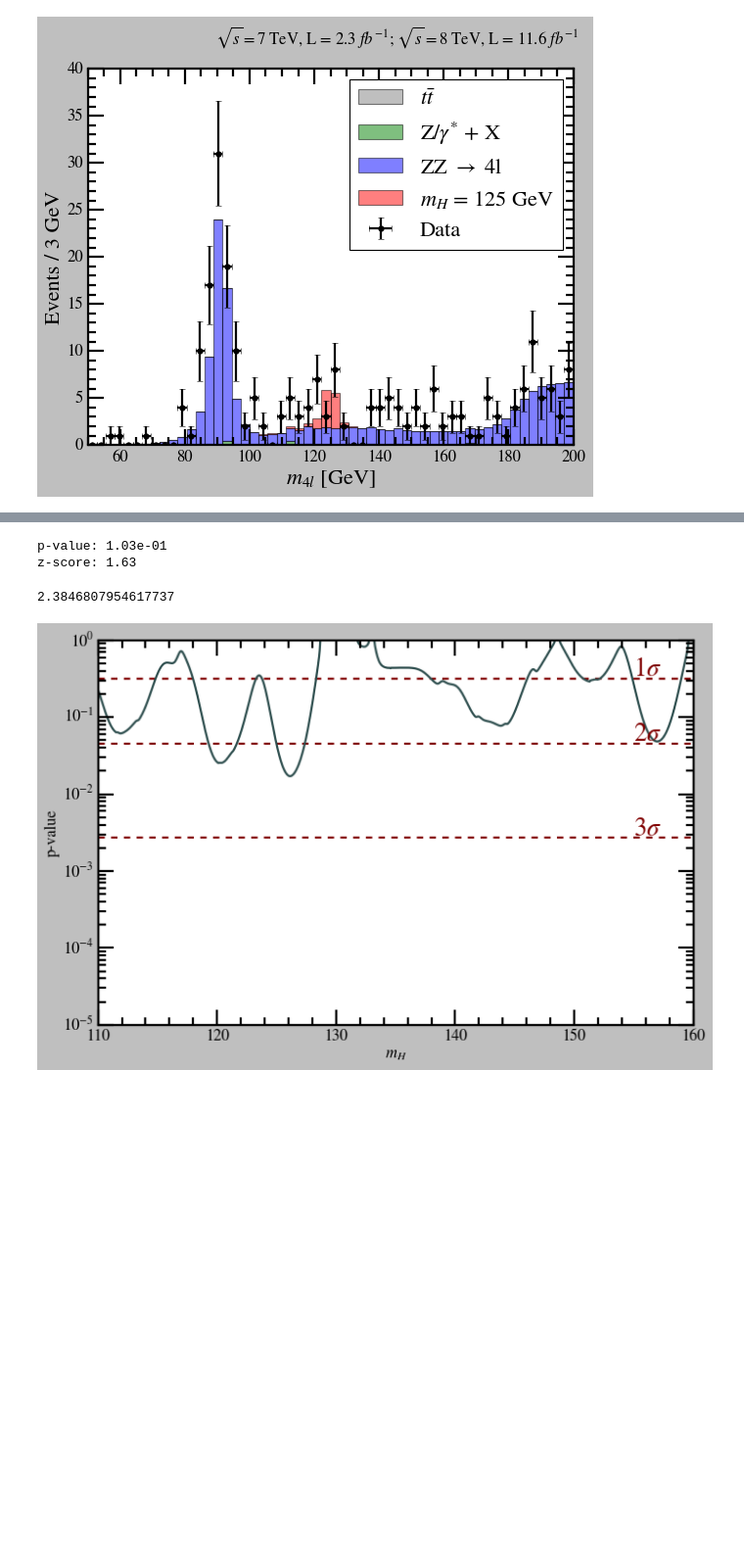
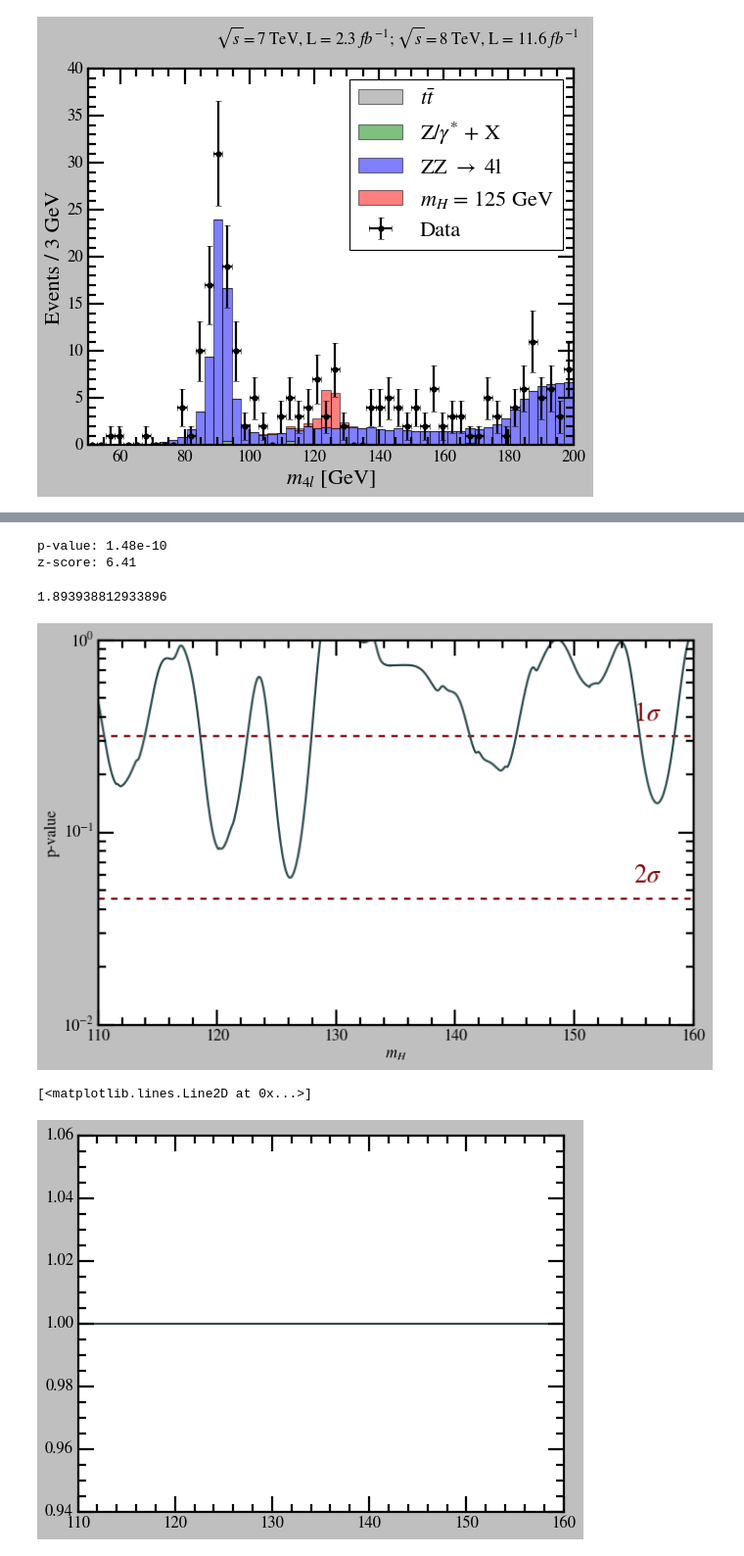
Before and after one commit to vinh-qtran/mit-jlab-sp25, a Jupyter notebook: higgs/analysis/yongao.ipynb, the cells around one changed output, grey strips where cells are left out. Shown at 98% size. Cells and saved outputs as stored; diff of their text form; code cells hidden in the pictures; blank space fills up the shorter version.

Commit message:
higgs report

```diff
--- a/higgs/analysis/yongao.ipynb
+++ b/higgs/analysis/yongao.ipynb
@@ -452,7 +452,7 @@ class ZZFitter(fitting.BasePoissonFitter):
         self.b = b
 
     def _get_initial_guess(self):
-        return [20]
+        return [50]
 
     def _get_model(self, x, params):
         b = params[0]
@@ -476,7 +476,7 @@ class HiggsFitter(fitting.BasePoissonFitter):
         self.sigma_mH = sigma_mH
 
     def _get_initial_guess(self):
-        return [20,10,125,0.1]
+        return [50,10,125,1]
 
     def _get_model(self, x, params):
         b, s, mH, sigma_mH = params
@@ -541,29 +537,33 @@ z_score = - norm.ppf(p_value/2)
 print('p-value:',f'{p_value:.02e}')
 print('z-score:',f'{z_score:.02f}')
 # %% [output]
-p-value: 1.03e-01
-z-score: 1.63
+p-value: 1.48e-10
+z-score: 6.41
 # %%
 class HiggMassFitter:
     def __init__(self,
                  bin_indices=np.arange(bin_centers.shape[0]),
                  counts=nn_observed_hist,
                  b=None,
+                 sigma_mH=sigma_mH,
                  mass_bins=np.linspace(110,160,1000)):
 
         self.bin_indices = bin_indices
         self.counts = counts
 
         self.b = b
+        self.sigma_mH = sigma_mH
         self.mass_bins = mass_bins
 
         self.p_values = []
         self.z_scores = []
+        self.width = []
         for mH in tqdm(self.mass_bins):
-            p_value, z_score = self._fit_single_mass(mH)
+            p_value, z_score, width= self._fit_single_mass(mH)
 
             self.p_values.append(p_value)
             self.z_scores.append(z_score)
+            self.width.append(width)
 
     def _fit_single_mass(self,mH):
         zz_fitter = ZZFitter(
@@ -577,39 +577,45 @@ class HiggMassFitter:
             self.counts,
             self.b,
             mH,
-            sigma_mH,
+            self.sigma_mH,
         )
 
         delta_chisqr = zz_fitter.fit()['chisqr'] - higgs_fitter.fit()['chisqr']
-        p_value = 1 - chi2.cdf(delta_chisqr,1)
+        p_value = 1 - chi2.cdf(delta_chisqr,2)
         z_score = - norm.ppf(p_value/2)
 
-        return p_value, z_score
+        width = higgs_fitter.fit()['params'][3]
+
+        return p_value, z_score, width
 # %%
 higgs_mass_fitter = HiggMassFitter()
 # %%
 fig, ax = plt.subplots(figsize=(9,6))
 
 ax.plot(higgs_mass_fitter.mass_bins,higgs_mass_fitter.p_values,color='darkslategrey',zorder=-1)
 print(np.max(- norm.ppf(np.array(higgs_mass_fitter.p_values)/2)))
 
-for i in range(1,4):
+for i in range(1,3):
     p_value = 2*norm.cdf(-i)
     ax.axhline(p_value,ls='--',color='maroon',zorder=-2)
     ax.text(155, 1.3*p_value, rf"${i}\sigma$", fontsize=24, rotation=0, horizontalalignment='left', verticalalignment='center', color='maroon')
 
 ax.set_yscale('log')
 
 ax.set_xlim(110,160)
-ax.set_ylim(1e-5,1e0)
+ax.set_ylim(1e-2,1e0)
 
 ax.set_xlabel(r'$m_H$')
 ax.set_ylabel('p-value')
 
-plt.savefig('p-value.png')
+# plt.savefig('p-value.png')
 
 plt.tight_layout()
 plt.show()
+
+plt.plot(higgs_mass_fitter.mass_bins,higgs_mass_fitter.width,color='darkslategrey',zorder=-1)
 # %% [output]
-2.3846807954617737
+1.893938812933896
-[figure, old version]
+[figure, new version]
+[<matplotlib.lines.Line2D at 0x...>]
+[figure, added]
```
Also changed, not shown: parts of 3 cells of this notebook, 34 other files.
